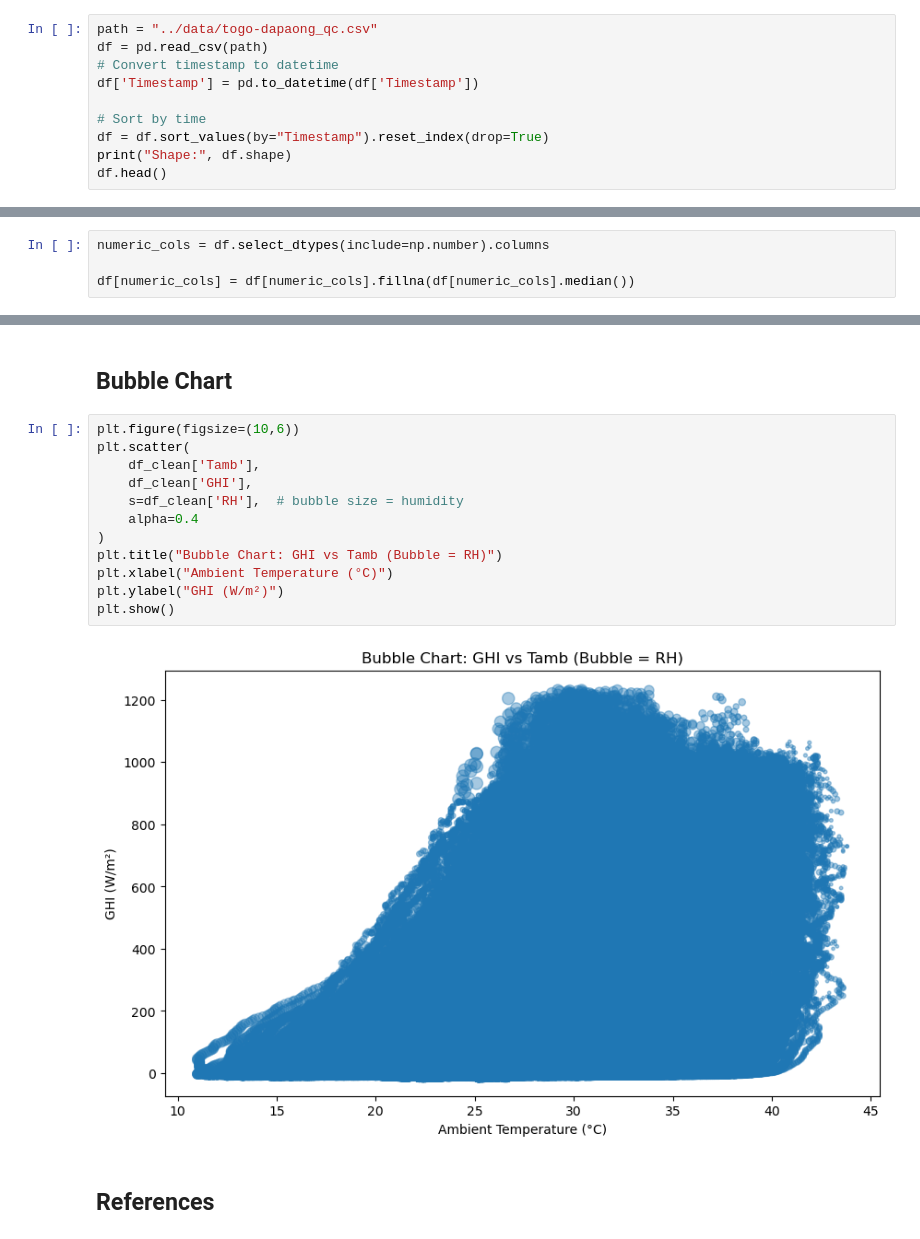
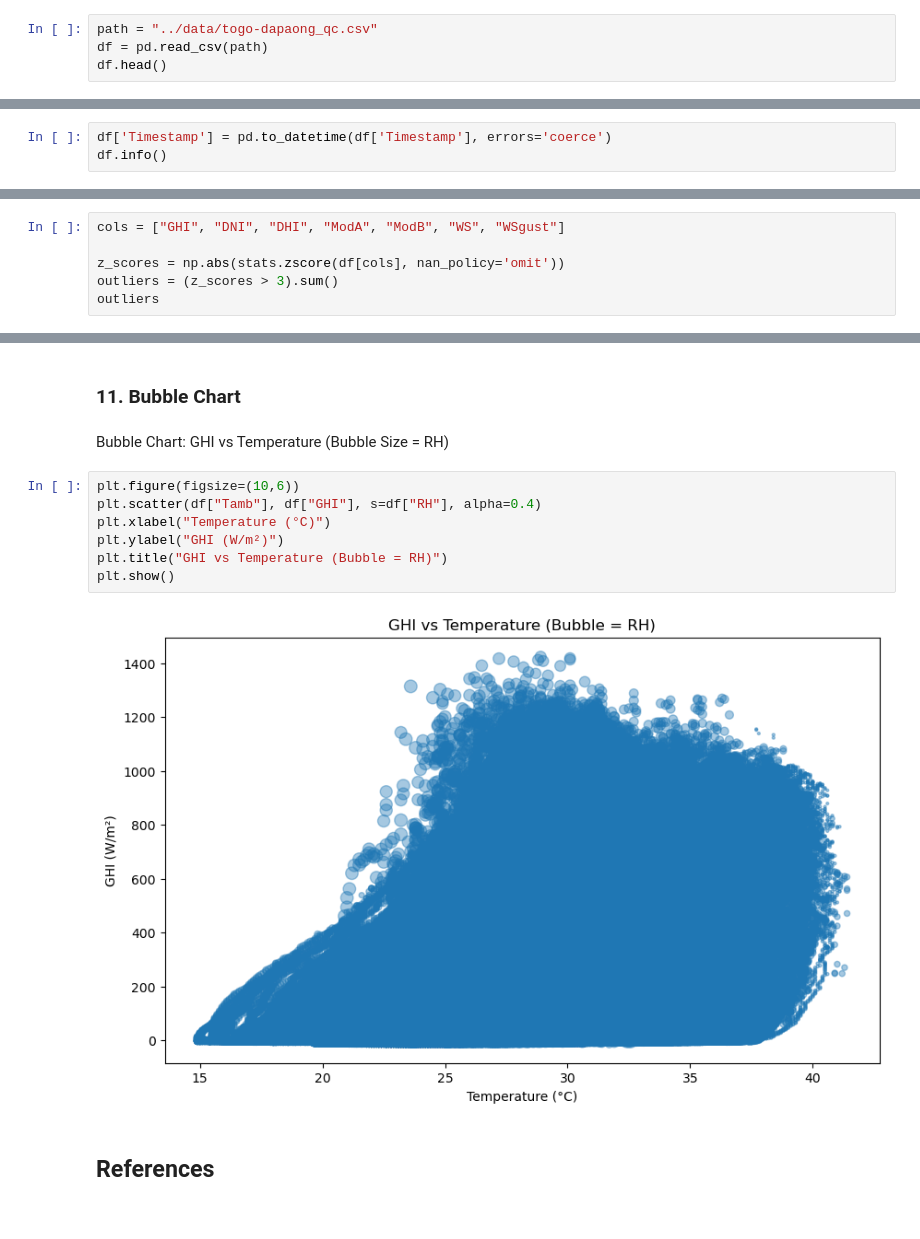
Before and after one commit to jossieT/solar-challenge-week0, a Jupyter notebook: notebooks/togo_eda.ipynb, the cells around one changed output, grey strips where cells are left out. Saved outputs shown, nothing was run; the diff lists cells and outputs as text.

Commit message:
togo: data profiling, cleaning and eda update

```diff
--- a/notebooks/togo_eda.ipynb
+++ b/notebooks/togo_eda.ipynb
@@ -11,11 +15,5 @@ from scipy import stats
 # %%
 path = "../data/togo-dapaong_qc.csv"
 df = pd.read_csv(path)
-# Convert timestamp to datetime
-df['Timestamp'] = pd.to_datetime(df['Timestamp'])
-
-# Sort by time
-df = df.sort_values(by="Timestamp").reset_index(drop=True)
-print("Shape:", df.shape)
 df.head()
 # %% [output]
@@ -28,0 +30,3 @@ Shape: (525600, 19)
+# %%
+df['Timestamp'] = pd.to_datetime(df['Timestamp'], errors='coerce')
+df.info()
@@ -139,4 +144,6 @@ dtype: float64
 # %%
-numeric_cols = df.select_dtypes(include=np.number).columns
+cols = ["GHI", "DNI", "DHI", "ModA", "ModB", "WS", "WSgust"]
 
-df[numeric_cols] = df[numeric_cols].fillna(df[numeric_cols].median())
+z_scores = np.abs(stats.zscore(df[cols], nan_policy='omit'))
+outliers = (z_scores > 3).sum()
+outliers
@@ -232,19 +268,16 @@ plt.show()
 # %% [markdown]
-## Bubble Chart
+### 11. Bubble Chart
+# %% [markdown]
+Bubble Chart: GHI vs Temperature (Bubble Size = RH)
 # %%
 plt.figure(figsize=(10,6))
-plt.scatter(
-    df_clean['Tamb'],
-    df_clean['GHI'],
-    s=df_clean['RH'],  # bubble size = humidity
-    alpha=0.4
-)
-plt.title("Bubble Chart: GHI vs Tamb (Bubble = RH)")
-plt.xlabel("Ambient Temperature (°C)")
+plt.scatter(df["Tamb"], df["GHI"], s=df["RH"], alpha=0.4)
+plt.xlabel("Temperature (°C)")
 plt.ylabel("GHI (W/m²)")
+plt.title("GHI vs Temperature (Bubble = RH)")
 plt.show()
 # %% [output]
-[figure, old version]
+[figure, new version]
 # %% [markdown]
 ## References
 # %% [markdown]
```
Also changed, not shown: parts of 51 cells of this notebook, 1 other file.
